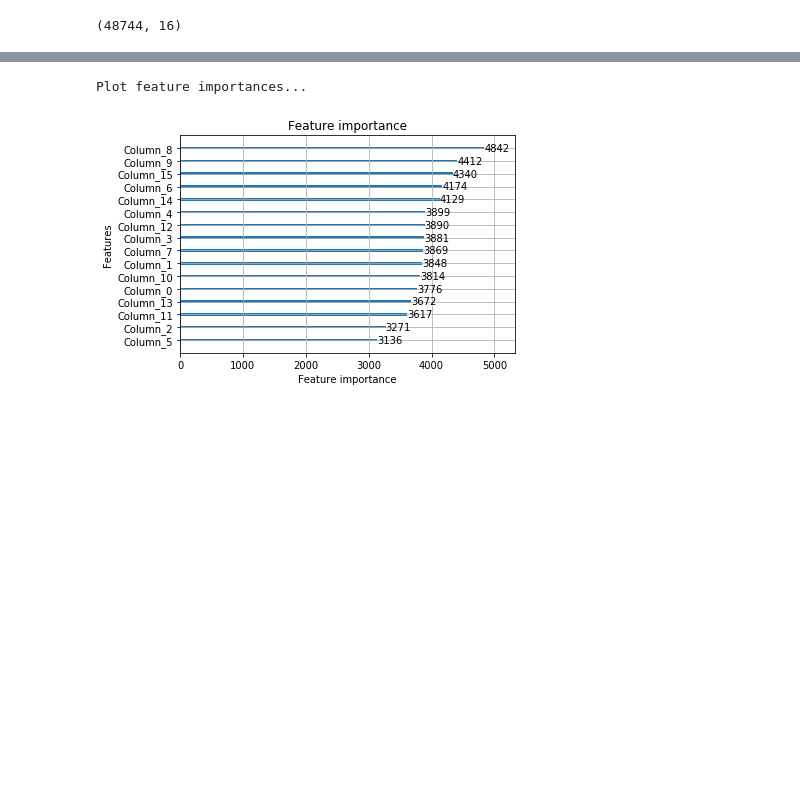
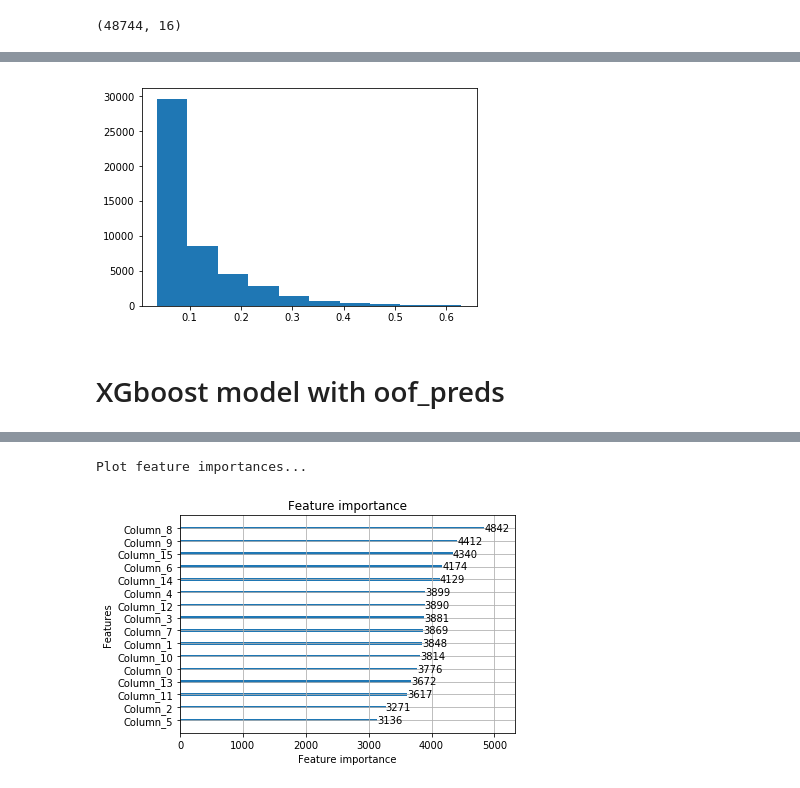
Before and after one commit to afhuertass/kaggle-homecredit, a Jupyter notebook: scripts/simplified_negativesampling.ipynb, the cells around one changed output, grey strips where cells are left out. Cells and saved outputs as stored; diff of their text form; code cells hidden in the pictures; blank space fills up the shorter version.

```diff
--- a/scripts/simplified_negativesampling.ipynb
+++ b/scripts/simplified_negativesampling.ipynb
@@ -48,6 +55,7 @@ num_leaves = 30
 min_data_in_leaf = 2000
 feature_fraction = 0.05
 num_boost_round = 10000
+ncat = 43
 params = {"objective": "binary",
           "boosting_type": "gbdt",
           "learning_rate": learning_rate,
@@ -66,11 +74,12 @@ params = {"objective": "binary",
          "lambda_l2": 100 ,
           "min_gain_to_split" : 0.5 ,
           "bagging_freq" : 1 ,
-          "subsample" : 0.9
+          "subsample" : 0.9 ,
+          "categorical_feature" : range(ncat)
 }
 # %%
 NFOLDS = 5
-
+ncat = 43
 #X = features_train_t.values
 X_test = df_test.values
 
@@ -136,9 +145,9 @@ for s in range(N):
         X_train, X_validate, label_train, label_validate = x_train_sampled[train_fold, :], x_train_sampled[validate, :], labels_sampled[train_fold], labels_sampled[validate]
 
     #X_train, X_validate, label_train, label_validate = X[train_fold, :], X[validate, :], labels_train[train_fold], labels_train[validate]
-        dtrain = lgb.Dataset( X_train , label_train  )
+        dtrain = lgb.Dataset( X_train , label_train , categorical_feature = range(ncat)  )
 
-        dvalid = lgb.Dataset(  X_validate  , label_validate , reference=dtrain )
+        dvalid = lgb.Dataset(  X_validate  , label_validate , reference=dtrain , categorical_feature = range(ncat) )
         bst = lgb.train(params, dtrain , num_boost_round , valid_sets=[dvalid ] , verbose_eval = 100 , early_stopping_rounds = 100 )
         #best_trees.append(bst.best_iteration)
         cv_pred +=  bst.predict(  X_test , num_iteration = bst.best_iteration )
@@ -281,0 +320,9 @@ cv score - on train:
+# %%
+final_pred_lgb = final_cv_pred/32.0
+# %%
+plt.hist( final_pred_lgb)
+plt.show()
+# %% [output]
+[figure, added]
+# %% [markdown]
+# XGboost model with oof_preds
```
Also changed, not shown: parts of 23 cells of this notebook, 1 other file.
